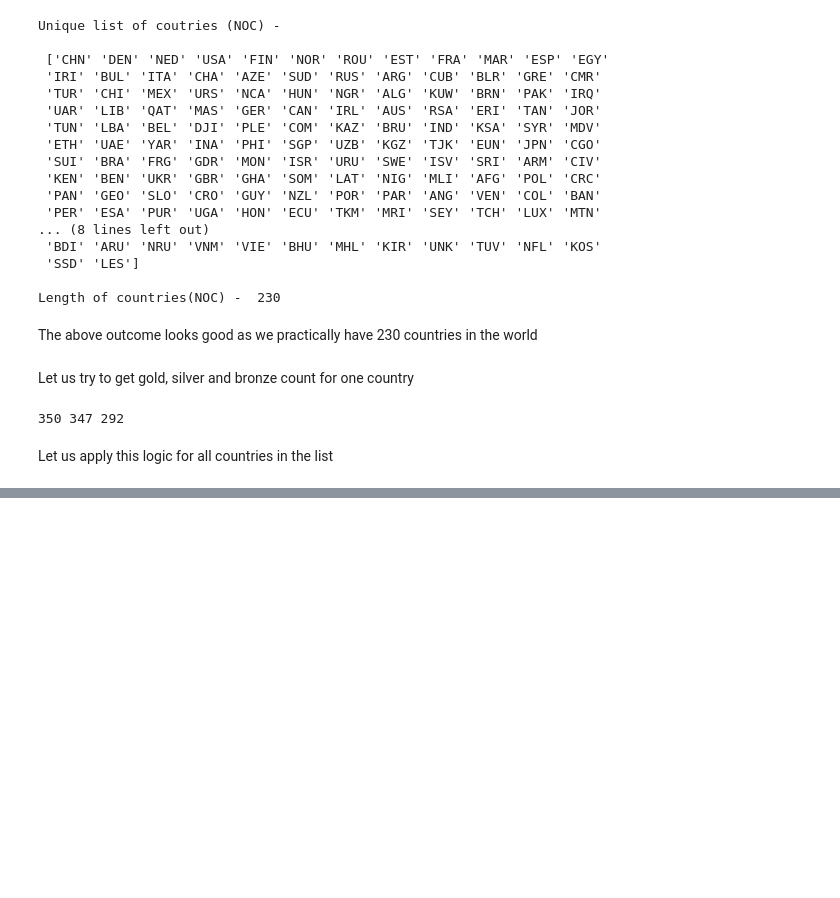
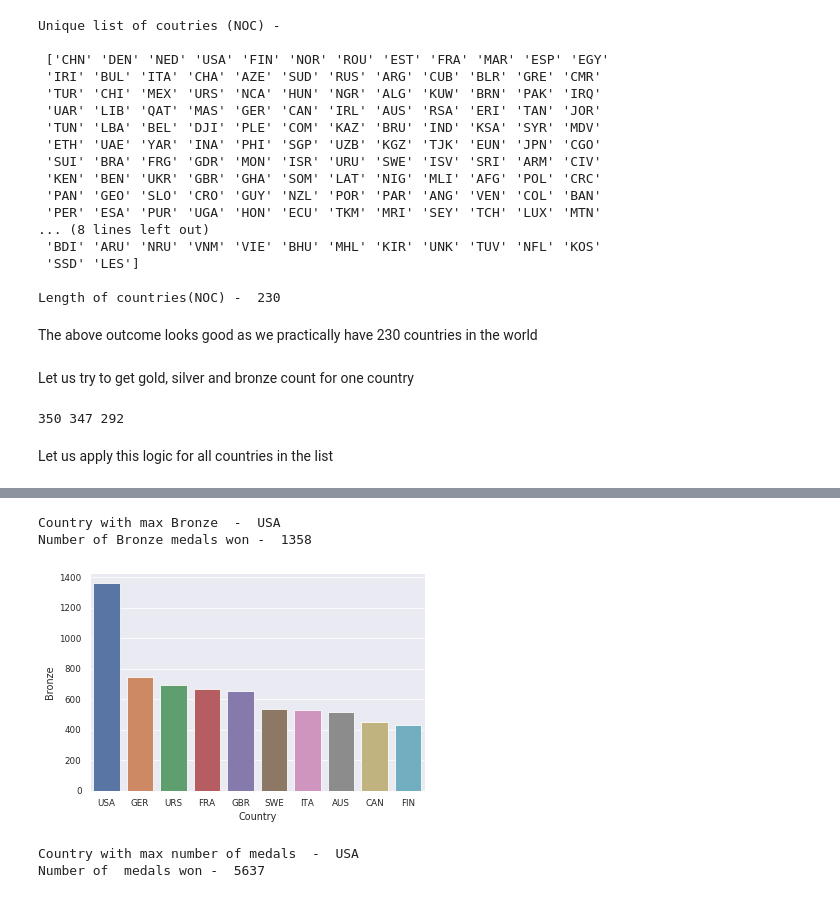
Before and after one commit to AMMLRepos/Data-Analysis-120-years-of-olympic-history, a Jupyter notebook: data_analysis_120_years_of_olympic.ipynb, the cells around one changed output, grey strips where cells are left out. Cells and saved outputs as stored; diff of their text form; code cells hidden in the pictures; blank space fills up the shorter version.

```diff
--- a/data_analysis_120_years_of_olympic.ipynb
+++ b/data_analysis_120_years_of_olympic.ipynb
@@ -515,0 +552,19 @@ print(medal_count_df)
+# %%
+max_gold_index = medal_count_df["Bronze"].idxmax()
+print("Country with max Bronze  - ", medal_count_df.loc[max_gold_index]["Country"])
+print("Number of Bronze medals won - ", medal_count_df.loc[max_gold_index]["Bronze"])
+# %% [output]
+Country with max Bronze  -  USA
+Number of Bronze medals won -  1358
+# %%
+medal_count_df.sort_values("Bronze", axis = 0, ascending = False, inplace = True)
+sns.barplot(x = "Country", y = "Bronze", data = medal_count_df.head(10));
+# %% [output]
+[figure, added]
+# %%
+max_gold_index = medal_count_df["Total"].idxmax()
+print("Country with max number of medals  - ", medal_count_df.loc[max_gold_index]["Country"])
+print("Number of  medals won - ", medal_count_df.loc[max_gold_index]["Total"])
+# %% [output]
+Country with max number of medals  -  USA
+Number of  medals won -  5637
```
Also changed, not shown: parts of 12 cells of this notebook.
